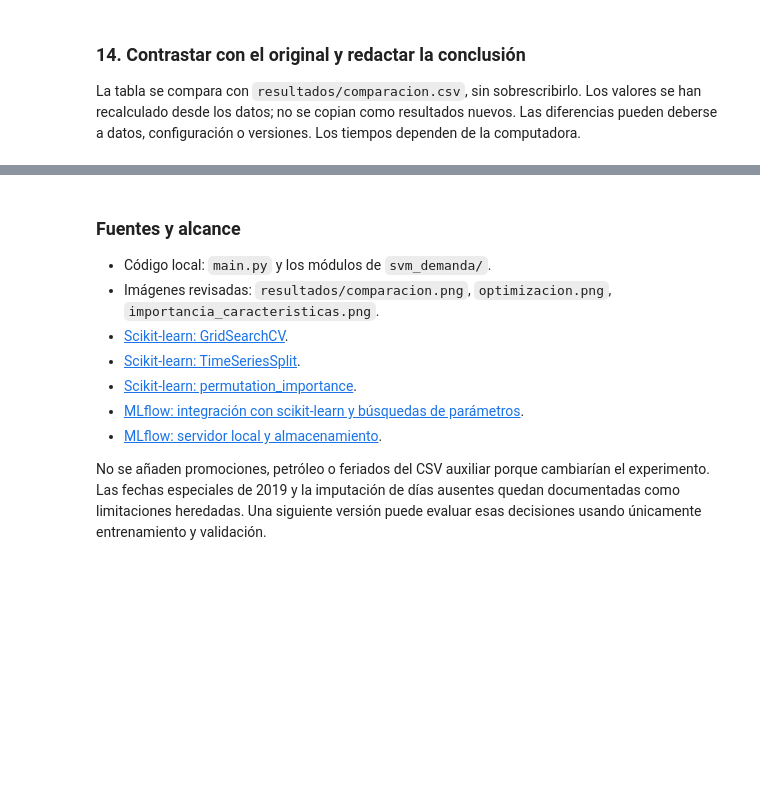
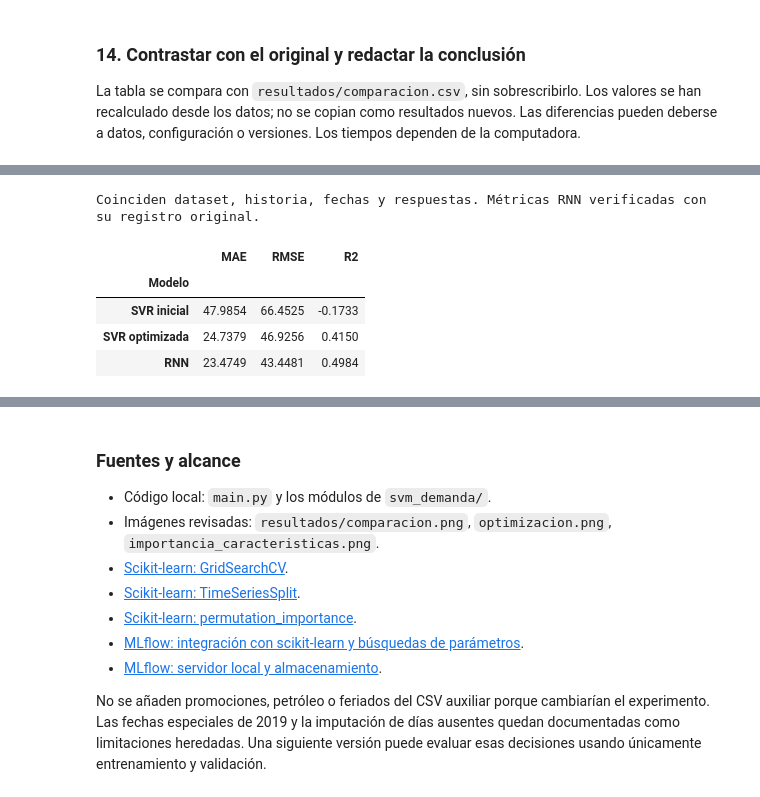
Before and after one commit to XavierStalin/svm-demanda, a Jupyter notebook: Comparacion_SVM_GROCERY_I_MLflow.ipynb, the cells around one changed output, grey strips where cells are left out. Saved outputs shown, nothing was run; the diff lists cells and outputs as text; code cells hidden in the pictures; blank space fills up the shorter version.

Commit message:
RNN en MLflow

```diff
--- a/Comparacion_SVM_GROCERY_I_MLflow.ipynb
+++ b/Comparacion_SVM_GROCERY_I_MLflow.ipynb
@@ -810,0 +830,36 @@ Archivos generados: C:\Users\ASUS\Desktop\7mo Ciclo\Aprendizaje automático\Repo
+# %%
+CARPETA_RNN = BASE / "resultados_rnn" / "20261116_094510_6b01a9"
+meta_rnn = json.loads((CARPETA_RNN / "metadatos.json").read_text(encoding="utf-8"))
+indice_rnn = json.loads((CARPETA_RNN / "mlflow_runs.json").read_text(encoding="utf-8"))
+assert meta_rnn["sha256_train"] == sha256_csv, "Cambió train.csv: vuelve a ejecutar la RNN."
+assert meta_rnn["ventana"] == VENTANA and meta_rnn["variables"] == VARIABLES_HISTORIA
+assert meta_rnn["columnas"] == columnas and meta_rnn["n_train"] == len(X_train)
+assert meta_rnn["n_test"] == len(X_test) and meta_rnn["familia"] == FAMILIA
+diario_rnn = pd.read_csv(CARPETA_RNN / "demanda_diaria.csv", parse_dates=["fecha"])
+pd.testing.assert_index_equal(pd.DatetimeIndex(diario_rnn.fecha), pd.DatetimeIndex(diario.fecha))
+np.testing.assert_allclose(diario_rnn.demanda, diario.demanda, rtol=0, atol=1e-9)
+pred_rnn = pd.read_csv(CARPETA_RNN / "predicciones.csv", parse_dates=["fecha"])
+pd.testing.assert_index_equal(pd.DatetimeIndex(pred_rnn.fecha), pd.DatetimeIndex(prueba.fecha))
+np.testing.assert_allclose(pred_rnn.demanda, y_test, rtol=0, atol=1e-9)
+np.testing.assert_array_equal(pred_rnn.fecha_imputada, prueba.fecha_imputada)
+origen_rnn = cliente.get_run(indice_rnn["run_ids"]["RNN optimizada"])
+assert origen_rnn.info.status == "FINISHED"
+assert origen_rnn.data.tags["sha256_train"] == sha256_csv
+metricas_rnn = metricas(y_test, pred_rnn["RNN optimizada"])
+np.testing.assert_allclose([metricas_rnn["MAE"], metricas_rnn["RMSE"]],
+    [origen_rnn.data.metrics["test_mae"], origen_rnn.data.metrics["test_rmse"]], atol=1e-8)
+comparacion_tres = comparacion.loc[["SVR inicial", "SVR optimizada"], ["MAE", "RMSE", "R2"]].copy()
+comparacion_tres.loc["RNN"] = pd.Series(metricas_rnn)
+predicciones_tres = predicciones[["fecha", "demanda", "fecha_imputada", "SVR inicial", "SVR optimizada"]].copy()
+predicciones_tres["RNN"] = pred_rnn["RNN optimizada"].to_numpy()
+comparacion_tres.to_csv(SALIDA / "comparacion_tres_modelos.csv")
+predicciones_tres.to_csv(SALIDA / "predicciones_tres_modelos.csv", index=False)
+display(comparacion_tres.round(4))
+print("Coinciden dataset, historia, fechas y respuestas. Métricas RNN verificadas con su registro original.")
+# %% [output]
+Coinciden dataset, historia, fechas y respuestas. Métricas RNN verificadas con su registro original.
+|  | MAE | RMSE | R2 |
+| Modelo |  |  |  |
+| SVR inicial | 47.9854 | 66.4525 | -0.1733 |
+| SVR optimizada | 24.7379 | 46.9256 | 0.4150 |
+| RNN | 23.4749 | 43.4481 | 0.4984 |
```
Also changed, not shown: parts of 17 cells of this notebook.
